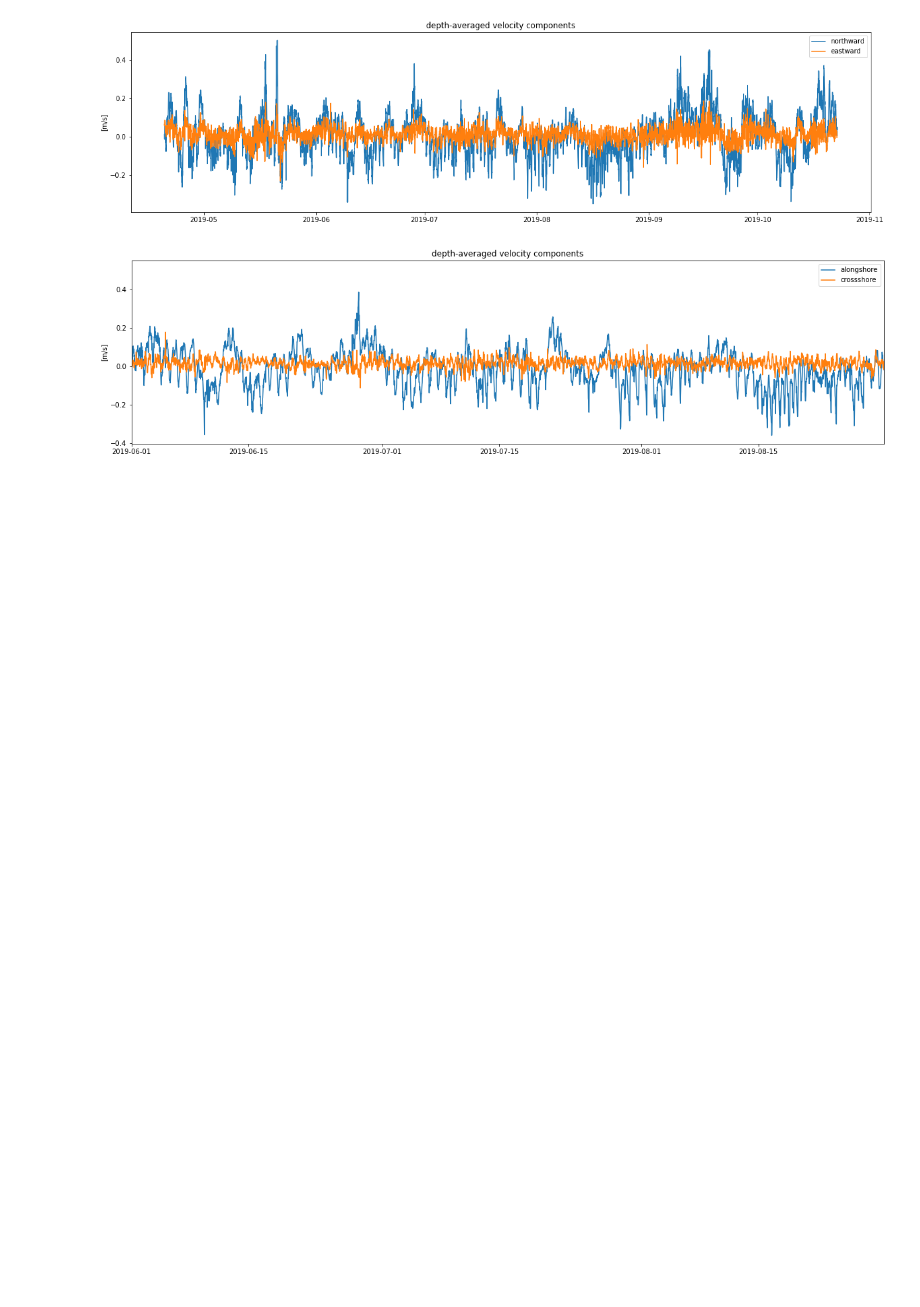
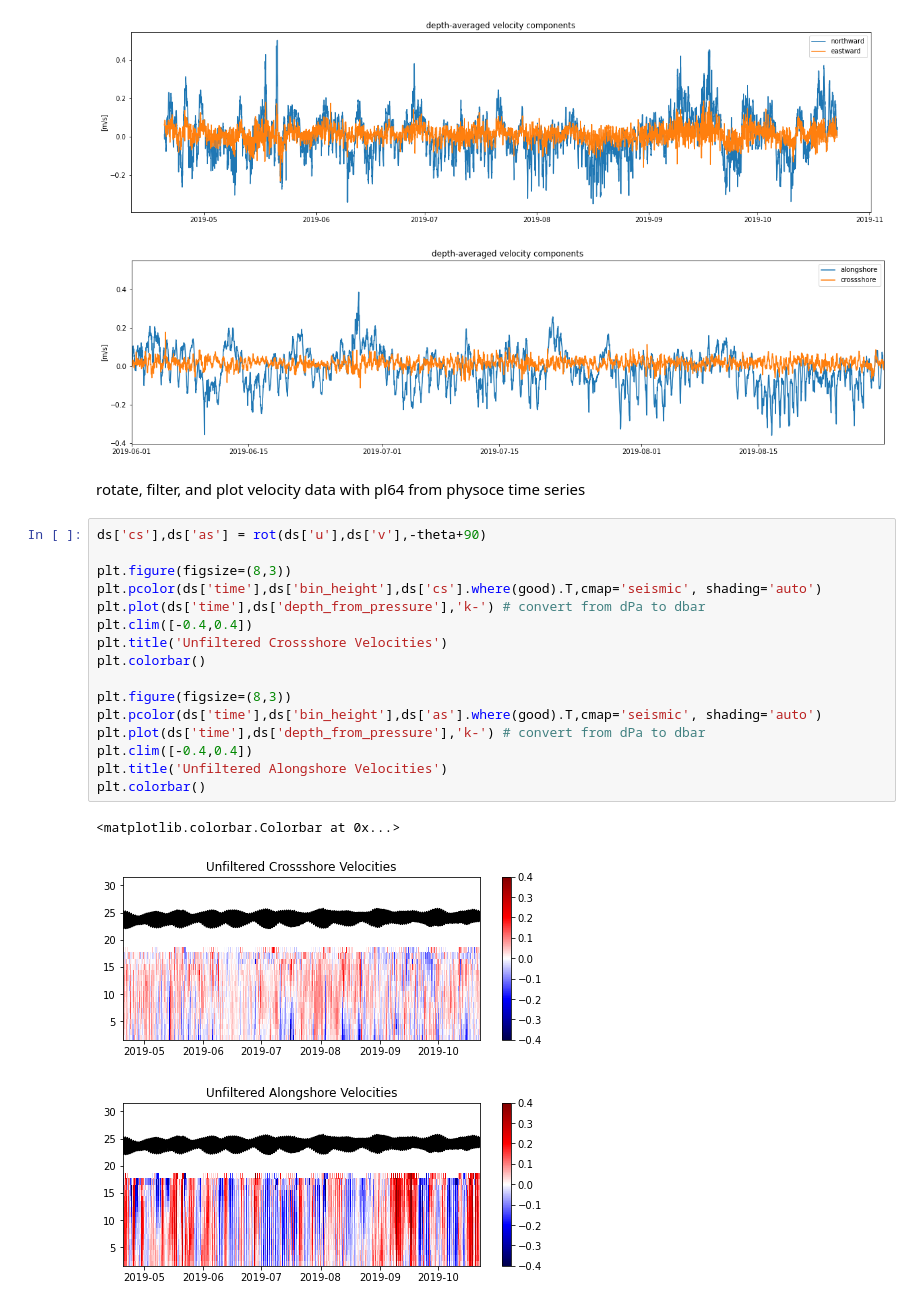
Before and after one commit to ascherer97/REU21, a Jupyter notebook: inshore_adcp_analysis.ipynb, the cells around one changed output. Drawn from its saved outputs; the diff is of its cells as text; blank space fills up the shorter version.

```diff
--- a/inshore_adcp_analysis.ipynb
+++ b/inshore_adcp_analysis.ipynb
@@ -257,3 +257,25 @@ plt.xlim([t1,t2])
 [figure]
 [figure]
 [figure]
+# %% [markdown]
+rotate, filter, and plot velocity data with pl64 from physoce time series
+# %%
+ds['cs'],ds['as'] = rot(ds['u'],ds['v'],-theta+90)
+
+plt.figure(figsize=(8,3))
+plt.pcolor(ds['time'],ds['bin_height'],ds['cs'].where(good).T,cmap='seismic', shading='auto')
+plt.plot(ds['time'],ds['depth_from_pressure'],'k-') # convert from dPa to dbar
+plt.clim([-0.4,0.4])
+plt.title('Unfiltered Crossshore Velocities')
+plt.colorbar()
+
+plt.figure(figsize=(8,3))
+plt.pcolor(ds['time'],ds['bin_height'],ds['as'].where(good).T,cmap='seismic', shading='auto')
+plt.plot(ds['time'],ds['depth_from_pressure'],'k-') # convert from dPa to dbar
+plt.clim([-0.4,0.4])
+plt.title('Unfiltered Alongshore Velocities')
+plt.colorbar()
+# %% [output]
+<matplotlib.colorbar.Colorbar at 0x...>
+[figure, added]
+[figure, added]
```
Also changed, not shown: parts of 6 cells of this notebook.
